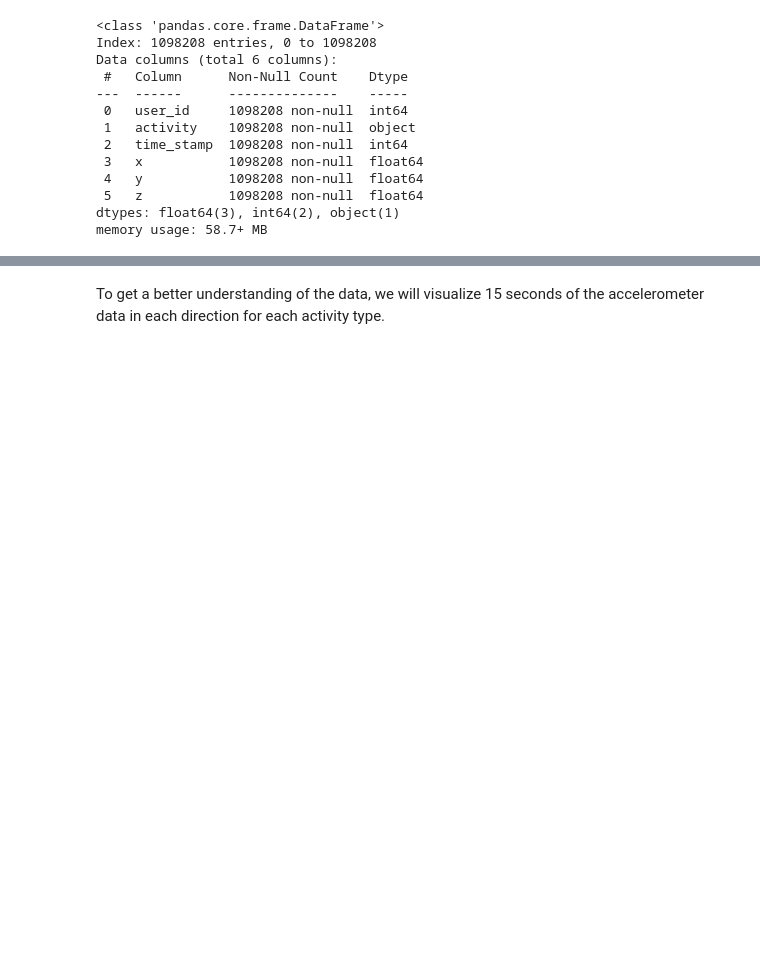
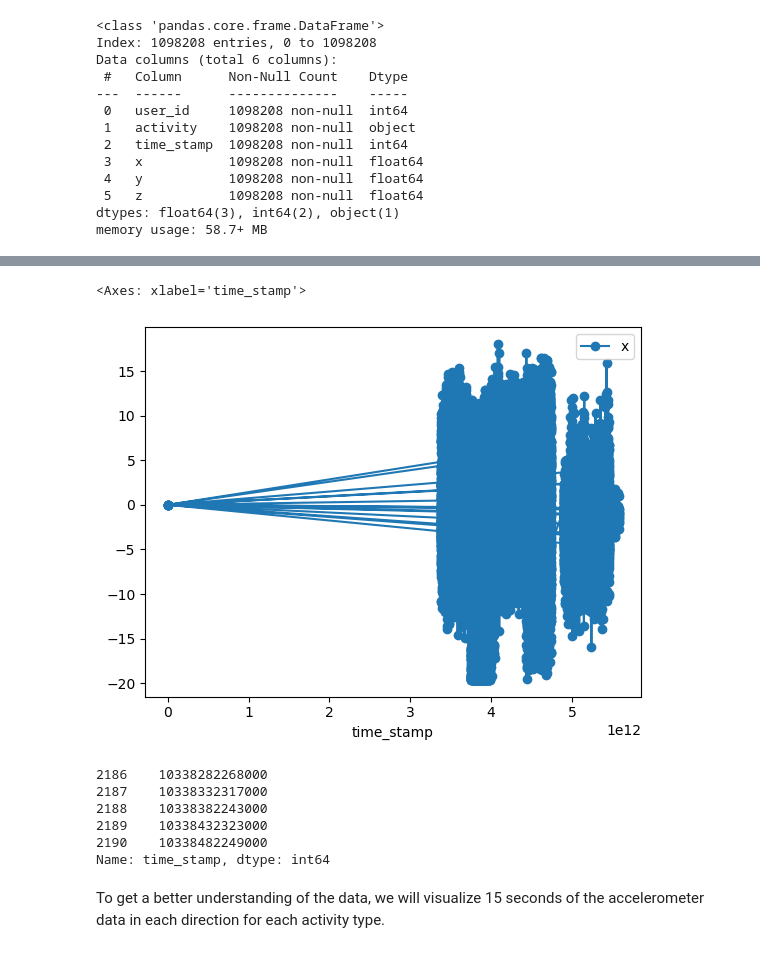
Before and after one commit to setare92-ha/activity_recognition_project, a Jupyter notebook: main.ipynb, the cells around one changed output, grey strips where cells are left out. Drawn from its saved outputs; the diff is of its cells as text; code cells hidden in the pictures; blank space fills up the shorter version.

```diff
--- a/main.ipynb
+++ b/main.ipynb
@@ -248,3 +253,17 @@ memory usage: 58.7+ MB
+# %%
+dft[(dft['user_id']==10)].plot(x='time_stamp', y='x', marker='o')
+# %% [output]
+<Axes: xlabel='time_stamp'>
+[figure, added]
+# %%
+dft[(dft['user_id']==33) & (dft['activity']=='Downstairs')]['time_stamp'].reset_index(drop=True).sort_values().head()
+# %% [output]
+2186    10338282268000
+2187    10338332317000
+2188    10338382243000
+2189    10338432323000
+2190    10338482249000
+Name: time_stamp, dtype: int64
 # %% [markdown]
 To get a better understanding of the data, we will visualize 15 seconds of the accelerometer data in each direction for each activity type.
 # %%
```
Also changed, not shown: parts of 43 cells of this notebook.
